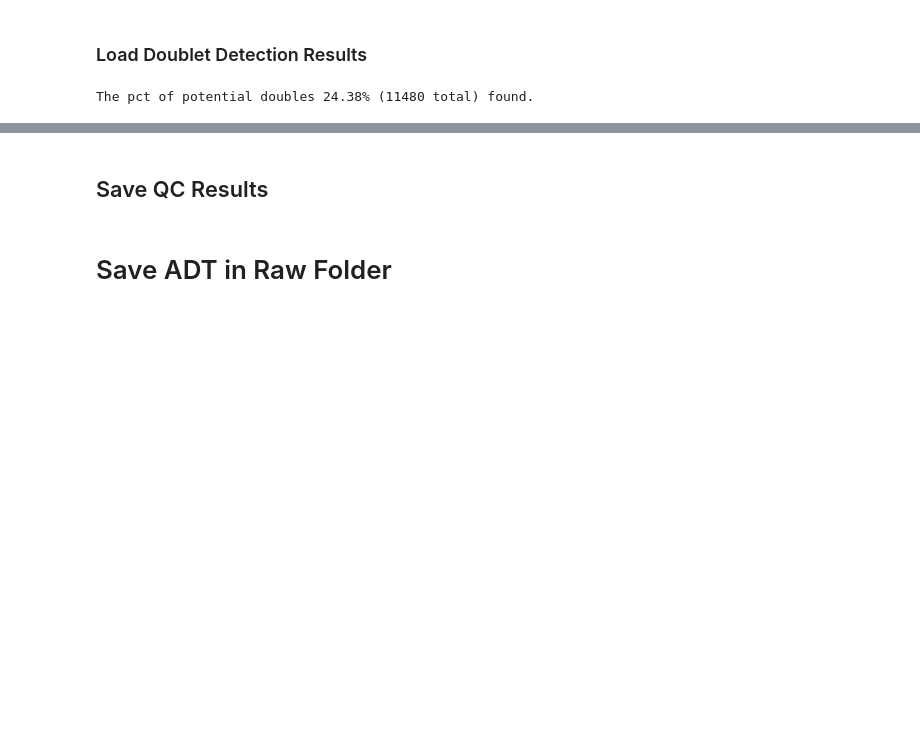
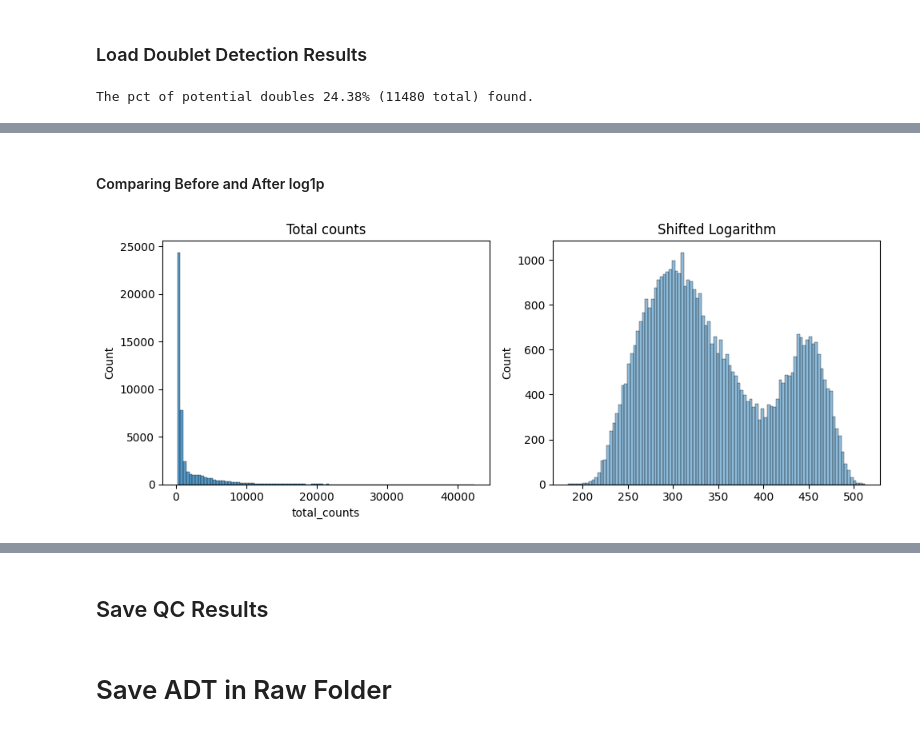
Before and after one commit to djlisko01/rhapsody-analysis-notebook, a Jupyter notebook: jupyter_notebooks/1_rna_qc.ipynb, the cells around one changed output, grey strips where cells are left out. Cells and saved outputs as stored; diff of their text form; code cells hidden in the pictures; blank space fills up the shorter version.

```diff
--- a/jupyter_notebooks/1_rna_qc.ipynb
+++ b/jupyter_notebooks/1_rna_qc.ipynb
@@ -255,0 +284,20 @@ The pct of potential doubles 24.38% (11480 total) found.
+# %%
+scale_counts = sc.pp.normalize_total(adata_gex, target_sum=None, inplace=False)
+adata_gex.layers["log1p_norm"] = sc.pp.log1p(scale_counts["X"], copy=True)
+# %% [markdown]
+#### Comparing Before and After log1p
+# %%
+fig, axs = plt.subplots(ncols=2, figsize=(10, 4))
+
+# Before log1p Transform
+sns.histplot(adata_gex.obs["total_counts"], ax=axs[0], bins=100)
+axs[0].set_title("Total counts");
+
+
+# After log1p transform
+sns.histplot(adata_gex.layers["log1p_norm"].sum(1), ax=axs[1], legend=None, bins=100)
+axs[1].set_title("Shifted Logarithm");
+
+fig.tight_layout()
+# %% [output]
+[figure, added]
```
Also changed, not shown: parts of 9 cells of this notebook, 5 other files.
